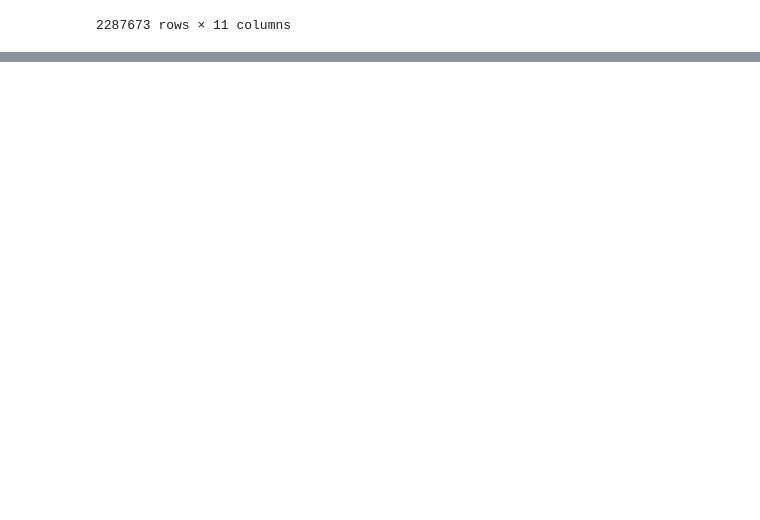
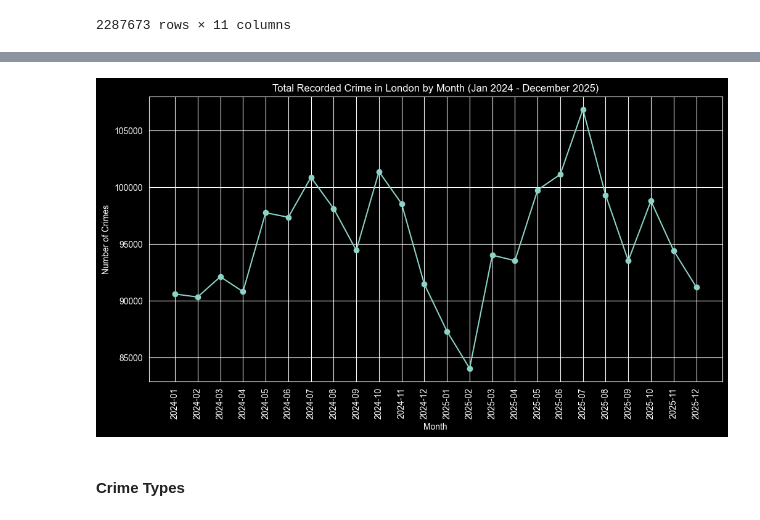
Before and after one commit to samaddmirzaa/london-crime-hotspot-prediction, a Jupyter notebook: notebooks/03_EDA.ipynb, the cells around one changed output, grey strips where cells are left out. Drawn from its saved outputs; the diff is of its cells as text; code cells hidden in the pictures; blank space fills up the shorter version.

```diff
--- a/notebooks/03_EDA.ipynb
+++ b/notebooks/03_EDA.ipynb
@@ -34,0 +37,4 @@ df
+# %%
+# Total crime changes month to month
+monthly = df["month"].value_counts().sort_index()
+monthly
@@ -34,0 +59,15 @@ df
+# %%
+fig, ax = plt.subplots(figsize=(12,6))
+ax.plot(monthly.index, monthly.values, marker="o")
+
+ax.set_title("Total Recorded Crime in London by Month (Jan 2024 - December 2025)")
+ax.set_xlabel("Month")
+ax.set_ylabel("Number of Crimes")
+ax.tick_params(axis="x", rotation=90)
+;
+
+fig.savefig(figures_dir/"01_crime_over_time.png", bbox_inches="tight")
+# %% [output]
+[figure, added]
+# %% [markdown]
+#### Crime Types
```
Also changed, not shown: parts of 15 cells of this notebook, 5 other files.
